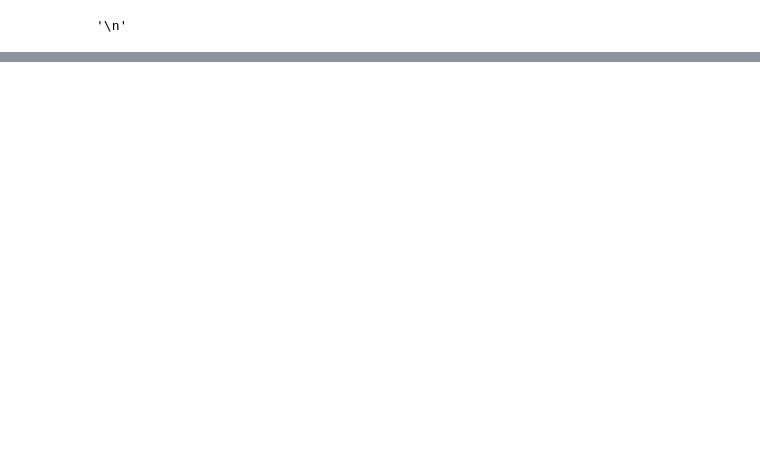
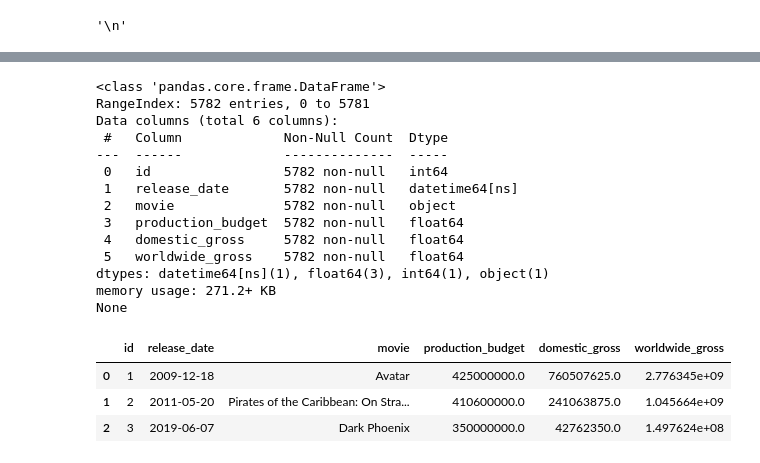
Before and after one commit to blexolonde/dsc-phase-2-FilmForecast, a Jupyter notebook: data_leaning.ipynb, the cells around one changed output, grey strips where cells are left out. Cells and saved outputs as stored; diff of their text form; code cells hidden in the pictures; blank space fills up the shorter version.

Commit message:
cleaning

```diff
--- a/data_leaning.ipynb
+++ b/data_leaning.ipynb
@@ -231,0 +273,36 @@ None
+# %%
+# Step 1: Clean the 'production_budget', 'domestic_gross', and 'worldwide_gross' columns
+
+# Remove the '$' sign and commas from relevant columns
+tn_budgets['production_budget'] = tn_budgets['production_budget'].replace({r'\$': '', r',': ''}, regex=True).astype(float)
+tn_budgets['domestic_gross'] = tn_budgets['domestic_gross'].replace({r'\$': '', r',': ''}, regex=True).astype(float)
+tn_budgets['worldwide_gross'] = tn_budgets['worldwide_gross'].replace({r'\$': '', r',': ''}, regex=True).astype(float)
+
+# Step 2: Convert 'release_date' to datetime format
+tn_budgets['release_date'] = pd.to_datetime(tn_budgets['release_date'], errors='coerce')
+
+# Step 3: Drop rows where critical columns have missing values (e.g., if 'production_budget' or 'domestic_gross' is NaN)
+tn_budgets_cleaned = tn_budgets.dropna(subset=['production_budget', 'domestic_gross', 'worldwide_gross'])
+
+# Step 4: Verify the cleaning process
+print(tn_budgets_cleaned.info())  # Verify data types and non-null counts
+display(tn_budgets_cleaned.head(3))  # Check the first few rows to ensure cleaning
+# %% [output]
+<class 'pandas.core.frame.DataFrame'>
+RangeIndex: 5782 entries, 0 to 5781
+Data columns (total 6 columns):
+ #   Column             Non-Null Count  Dtype
+---  ------             --------------  -----
+ 0   id                 5782 non-null   int64
+ 1   release_date       5782 non-null   datetime64[ns]
+ 2   movie              5782 non-null   object
+ 3   production_budget  5782 non-null   float64
+ 4   domestic_gross     5782 non-null   float64
+ 5   worldwide_gross    5782 non-null   float64
+dtypes: datetime64[ns](1), float64(3), int64(1), object(1)
+memory usage: 271.2+ KB
+None
+|  | id | release_date | movie | production_budget | domestic_gross | worldwide_gross |
+| 0 | 1 | 2009-12-18 | Avatar | 425000000.0 | 760507625.0 | 2.776345e+09 |
+| 1 | 2 | 2011-05-20 | Pirates of the Caribbean: On Stra... | 410600000.0 | 241063875.0 | 1.045664e+09 |
+| 2 | 3 | 2019-06-07 | Dark Phoenix | 350000000.0 | 42762350.0 | 1.497624e+08 |
```
Also changed, not shown: parts of 8 cells of this notebook.
